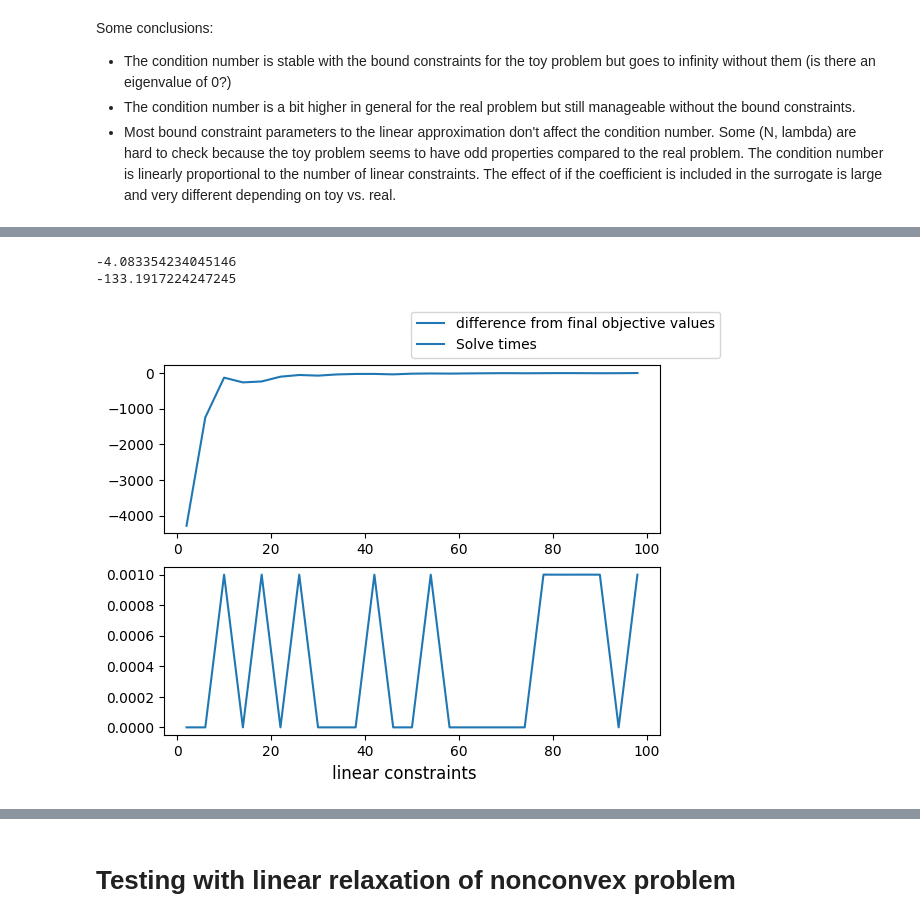
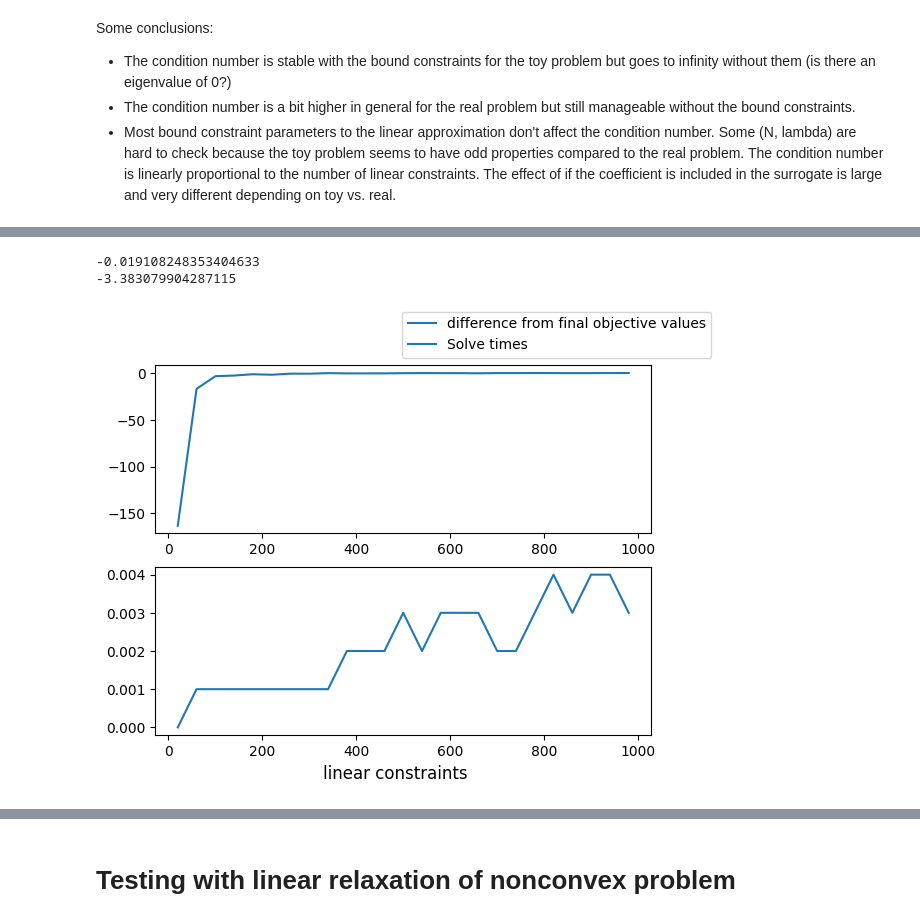
Before and after one commit to micpap25/ENG-QUANT, a Jupyter notebook: experiments/classical_run.ipynb, the cells around one changed output, grey strips where cells are left out. Saved outputs shown, nothing was run; the diff lists cells and outputs as text; code cells hidden in the pictures.

```diff
--- a/experiments/classical_run.ipynb
+++ b/experiments/classical_run.ipynb
@@ -63,9 +64,9 @@ n_range = range(1, 101, 4)
 for n in n_range:
     toy_problem_to_json(n, X_UPPER_BOUNDS, F_UPPER_BOUNDS, GAMMA, LAMBD,
                         EPS, DELTA, LX, LP, LF, UP)
-    quadratic_model_lin_approx(LIN_CONSTRAINTS, OUTER_APPROXIMATION, COEFFICIENT_SURROGATE,
-                                SURROGATE_BOUND_BELOW, SURROGATE_BOUND_ABOVE)
-    # quadratic_lin_approx_no_surrogate(LIN_CONSTRAINTS, OUTER_APPROXIMATION)
+    # quadratic_model_lin_approx(LIN_CONSTRAINTS, OUTER_APPROXIMATION, COEFFICIENT_SURROGATE,
+                                # SURROGATE_BOUND_BELOW, SURROGATE_BOUND_ABOVE, remove_division=False)
+    quadratic_lin_approx_no_surrogate(LIN_CONSTRAINTS, OUTER_APPROXIMATION, remove_division=False)
     val, time = solve_lp()
     if val is not None:
         errors.append(val - n)
@@ -82,6 +80,7 @@ fig.legend()
 # %%
 errors = []
 times = []
+# lin_cons_range = range(2, 101, 4)
 lin_cons_range = range(20, 1001, 40)
 for lin_cons in lin_cons_range:
     toy_problem_to_json(N, X_UPPER_BOUNDS, F_UPPER_BOUNDS, GAMMA, LAMBD,
@@ -91,7 +90,7 @@ for lin_cons in lin_cons_range:
     # quadratic_lin_approx_no_surrogate(lin_cons, OUTER_APPROXIMATION)
     val, time = solve_lp()
     if val is not None:
-        errors.append(val - n)
+        errors.append(val - N)
         times.append(time)
 
 fig, (ax1, ax2) = plt.subplots(2, 1)
@@ -117,32 +113,29 @@ print(solve_qcp(f_name="Model11_lp.json"))
-# %%
-# Easier place to change it
-OUTER_APPROXIMATION = True
 # %%
 errors = []
 times = []
-lin_cons_range = range(2, 101, 4)
-# lin_cons_range = range(20, 1001, 40)
+# lin_cons_range = range(2, 101, 4)
+lin_cons_range = range(20, 1001, 40)
 for lin_cons in lin_cons_range:
     quadratic_model_lin_approx(lin_cons, OUTER_APPROXIMATION, COEFFICIENT_SURROGATE,
                                 SURROGATE_BOUND_BELOW, SURROGATE_BOUND_ABOVE,
                                 f_name="model11_quad.json")
     val, time = solve_lp()
     if qcp_value is not None and val is not None:
         errors.append(val - qcp_value)
         times.append(time)
 
 fig, (ax1, ax2) = plt.subplots(2, 1)
 fig.supxlabel("linear constraints")
 ax1.plot(lin_cons_range, errors, label="difference from final objective values")
 ax2.plot(lin_cons_range, times, label="Solve times")
 fig.legend()
 
 print(errors[-1])
 print(errors[2])
 # %% [output]
--4.083354234045146
--133.1917224247245
+-0.019108248353404633
+-3.383079904287115
-[figure, old version]
+[figure, new version]
 # %%
 errors = []
 times = []
```
Also changed, not shown: parts of 11 cells of this notebook, 5 other files.
